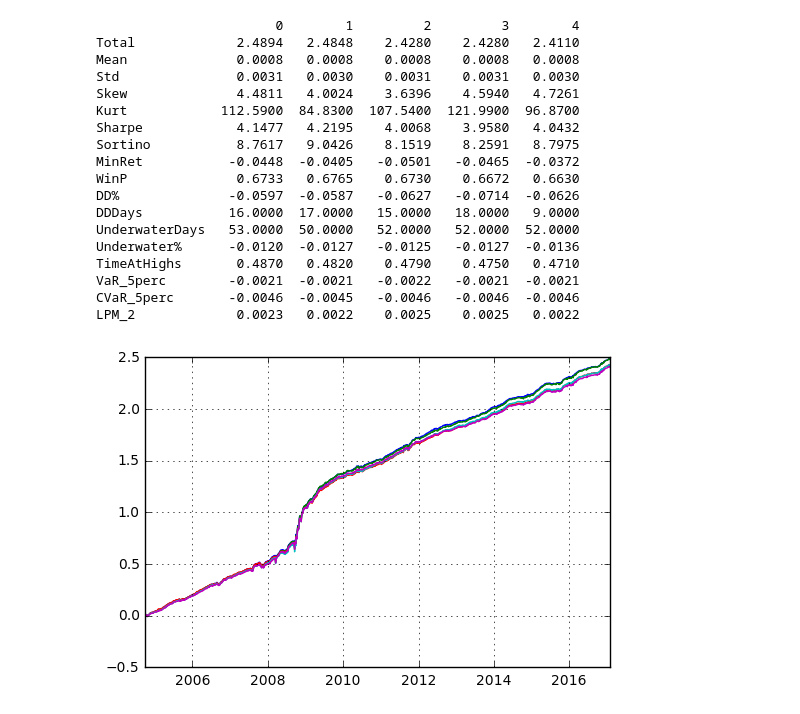
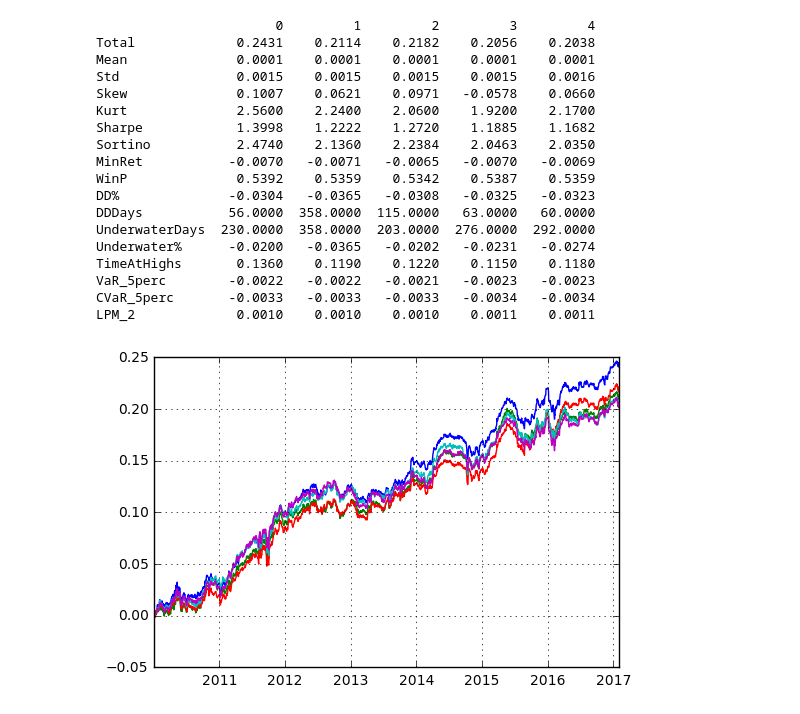
Before and after one commit to ryanoley/ram, a Jupyter notebook: examples/ComboAnalysis.ipynb, the cells around one changed output. Drawn from its saved outputs; the diff is of its cells as text; code cells hidden in the pictures.

```diff
--- a/examples/ComboAnalysis.ipynb
+++ b/examples/ComboAnalysis.ipynb
@@ -15,22 +12,22 @@ combos
 # %%
-api.analyze_combo(combos[3])
+api.analyze_combo(combos[0], start_year=2010)
 # %% [output]
-                       0        1         2         3        4
-Total             2.4894   2.4848    2.4280    2.4280   2.4110
-Mean              0.0008   0.0008    0.0008    0.0008   0.0008
-Std               0.0031   0.0030    0.0031    0.0031   0.0030
-Skew              4.4811   4.0024    3.6396    4.5940   4.7261
-Kurt            112.5900  84.8300  107.5400  121.9900  96.8700
-Sharpe            4.1477   4.2195    4.0068    3.9580   4.0432
-Sortino           8.7617   9.0426    8.1519    8.2591   8.7975
-MinRet           -0.0448  -0.0405   -0.0501   -0.0465  -0.0372
-WinP              0.6733   0.6765    0.6730    0.6672   0.6630
-DD%              -0.0597  -0.0587   -0.0627   -0.0714  -0.0626
-DDDays           16.0000  17.0000   15.0000   18.0000   9.0000
-UnderwaterDays   53.0000  50.0000   52.0000   52.0000  52.0000
-Underwater%      -0.0120  -0.0127   -0.0125   -0.0127  -0.0136
-TimeAtHighs       0.4870   0.4820    0.4790    0.4750   0.4710
-VaR_5perc        -0.0021  -0.0021   -0.0022   -0.0021  -0.0021
-CVaR_5perc       -0.0046  -0.0045   -0.0046   -0.0046  -0.0046
-LPM_2             0.0023   0.0022    0.0025    0.0025   0.0022
+                       0         1         2         3         4
+Total             0.2431    0.2114    0.2182    0.2056    0.2038
+Mean              0.0001    0.0001    0.0001    0.0001    0.0001
+Std               0.0015    0.0015    0.0015    0.0015    0.0016
+Skew              0.1007    0.0621    0.0971   -0.0578    0.0660
+Kurt              2.5600    2.2400    2.0600    1.9200    2.1700
+Sharpe            1.3998    1.2222    1.2720    1.1885    1.1682
+Sortino           2.4740    2.1360    2.2384    2.0463    2.0350
+MinRet           -0.0070   -0.0071   -0.0065   -0.0070   -0.0069
+WinP              0.5392    0.5359    0.5342    0.5387    0.5359
+DD%              -0.0304   -0.0365   -0.0308   -0.0325   -0.0323
+DDDays           56.0000  358.0000  115.0000   63.0000   60.0000
+UnderwaterDays  230.0000  358.0000  203.0000  276.0000  292.0000
+Underwater%      -0.0200   -0.0365   -0.0202   -0.0231   -0.0274
+TimeAtHighs       0.1360    0.1190    0.1220    0.1150    0.1180
+VaR_5perc        -0.0022   -0.0022   -0.0021   -0.0023   -0.0023
+CVaR_5perc       -0.0033   -0.0033   -0.0033   -0.0034   -0.0034
+LPM_2             0.0010    0.0010    0.0010    0.0011    0.0011
-[figure, old version]
+[figure, new version]
```
Also changed, not shown: parts of 3 cells of this notebook, 12 other files.
